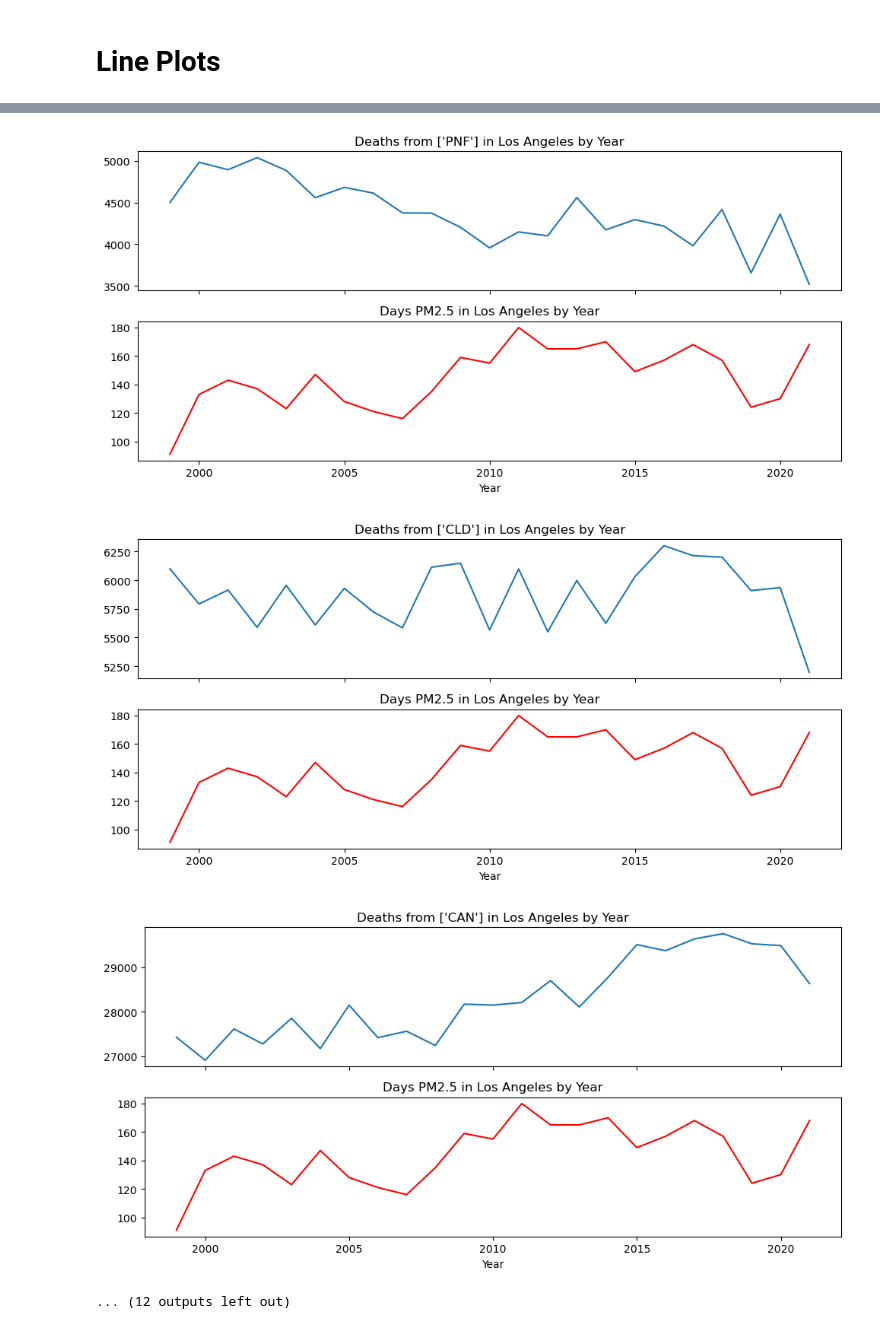
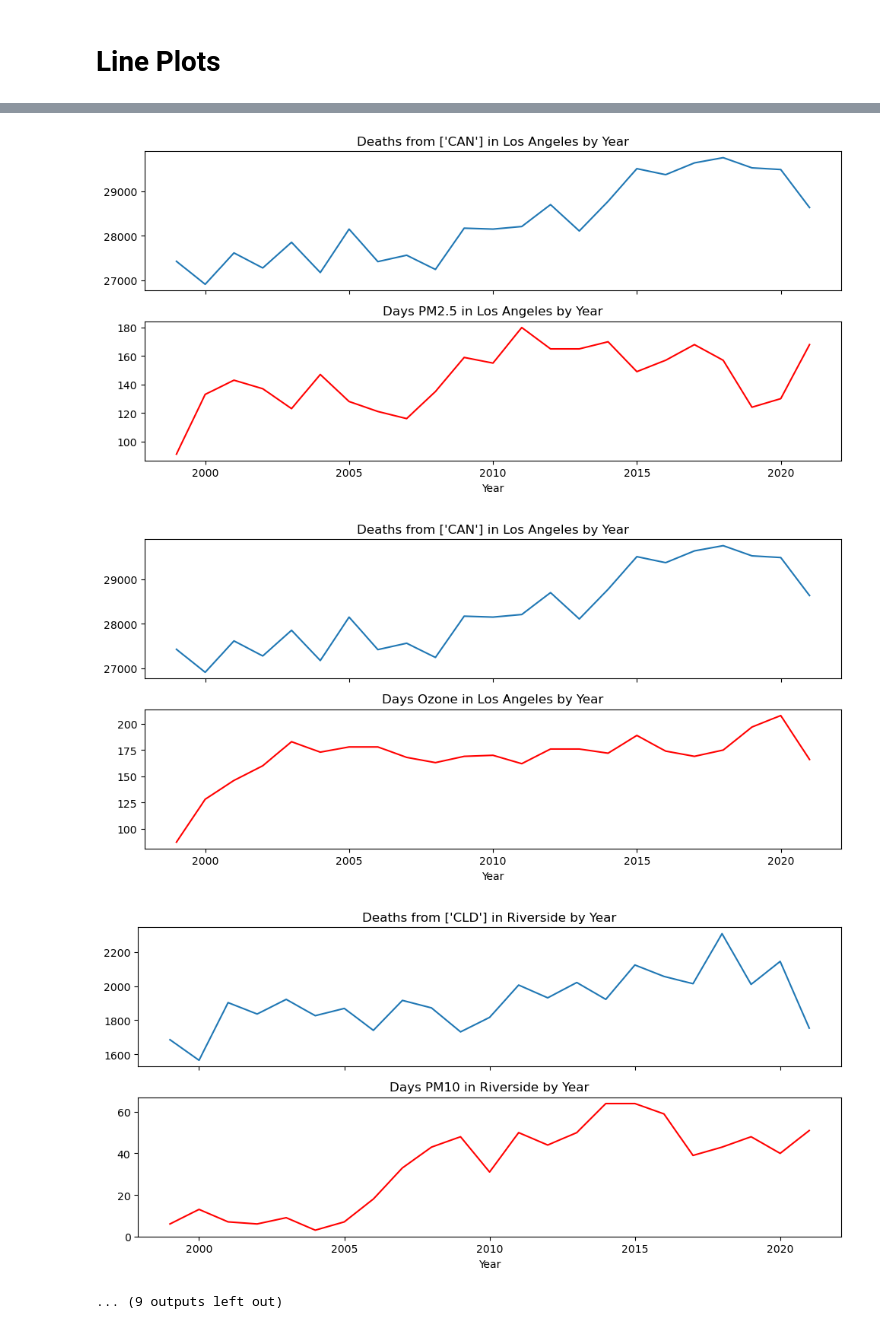
Before and after one commit to ralatorr/project_4, a Jupyter notebook: alexspradling.ipynb, the cells around one changed output, grey strips where cells are left out. Saved outputs shown, nothing was run; the diff lists cells and outputs as text; code cells hidden in the pictures.

```diff
--- a/alexspradling.ipynb
+++ b/alexspradling.ipynb
@@ -220,21 +345,24 @@ maxlag = 2 # number of lags to consider
 
 def air_qual_test(df, air_qual_stat):
     for county in counties_worst_air_qual.index:
-        # perform granger causality test
-        result = grangercausalitytests(can.query(f'County == "{county}"')[['Count', air_qual_stat]], maxlag=maxlag, verbose=False)
-        # get lag 1 p values
-        lag1 = np.array([result[1][0][key][1] for key in result[1][0].keys()]).mean()
-        # get lag 2 p values
-        lag2 = np.array([result[2][0][key][1] for key in result[1][0].keys()]).mean()
-        # alpha = 0.05
-        if lag1 < 0.05:
-            print(f'Air Quality metric: ({air_qual_stat}) Granger causes deaths from cancerous diseases in {county} county with p_value of {lag1} and lag of 1')
-            return county, air_qual_stat, lag1, 1, df['Cause'].unique()[0]
-        elif lag2 < 0.05:
-            print(f'Air Quality metric: ({air_qual_stat}) Granger causes deaths from cancerous diseases in {county} county with p_value of {lag2} and lag of 2')
-            return county, air_qual_stat, lag2, 2, df['Cause'].unique()[0]
-        else:
-            pass
+        try:
+            # perform granger causality test
+            result = grangercausalitytests(df.query(f'County == "{county}"')[['Count', air_qual_stat]], maxlag=maxlag, verbose=False)
+            # get lag 1 p values
+            lag1 = np.array([result[1][0][key][1] for key in result[1][0].keys()]).mean()
+            # get lag 2 p values
+            lag2 = np.array([result[2][0][key][1] for key in result[1][0].keys()]).mean()
+            # alpha = 0.05
+            if lag1 < 0.05:
+                print(f'Air Quality metric: ({air_qual_stat}) Granger causes deaths from cancerous diseases in {county} county with p_value of {lag1} and lag of 1')
+                return county, air_qual_stat, lag1, 1, df['Cause'].unique()[0]
+            elif lag2 < 0.05:
+                print(f'Air Quality metric: ({air_qual_stat}) Granger causes deaths from cancerous diseases in {county} county with p_value of {lag2} and lag of 2')
+                return county, air_qual_stat, lag2, 2, df['Cause'].unique()[0]
+            else:
+                pass
+        except:
+            print('Air quality metric not in dataset.')
 
 counties = []
 # test for each air quality stat
@@ -248,5 +376,6 @@ granger_df = pd.DataFrame(counties, columns=['County','air_qual_metric','p_value
 
 granger_df.sort_values(by='County', ascending=True, inplace=True)
 
+granger_df.dropna(inplace=True)
 granger_df
 # %% [output]
@@ -320,5 +448,8 @@ get_correlation_plot(heart_disease_corr, 'Heart Disease Correlation Matrix For 1
 # Line Plots
 # %%
 for county in granger_df.iterrows():
-    plot_air_quality_by_county(county[1]['County'], county[1]['air_qual_metric'], [county[1]['Cause']])
+    try:
+        plot_air_quality_by_county(county[1]['County'], county[1]['air_qual_metric'], [county[1]['Cause']])
+    except:
+        pass
 # %% [output]
@@ -334,5 +465,5 @@ for county in granger_df.iterrows():
-[figure, old version]
+[figure, new version]
-[figure, old version]
+[figure, new version]
-[figure, old version]
+[figure, new version]
-... (12 outputs left out)
+... (9 outputs left out)
 # %% [markdown]
```
Also changed, not shown: parts of 26 cells of this notebook.
